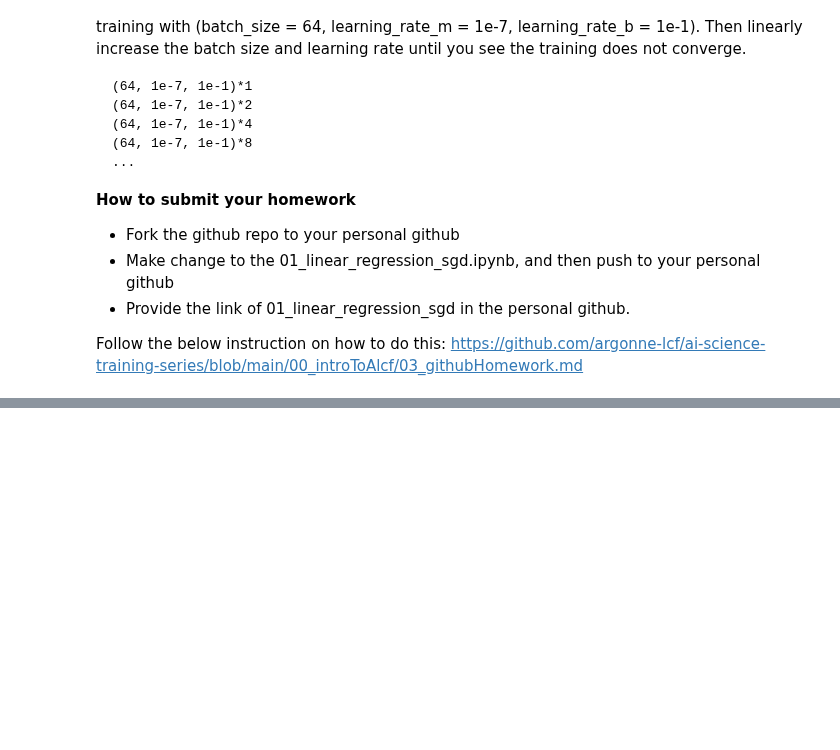
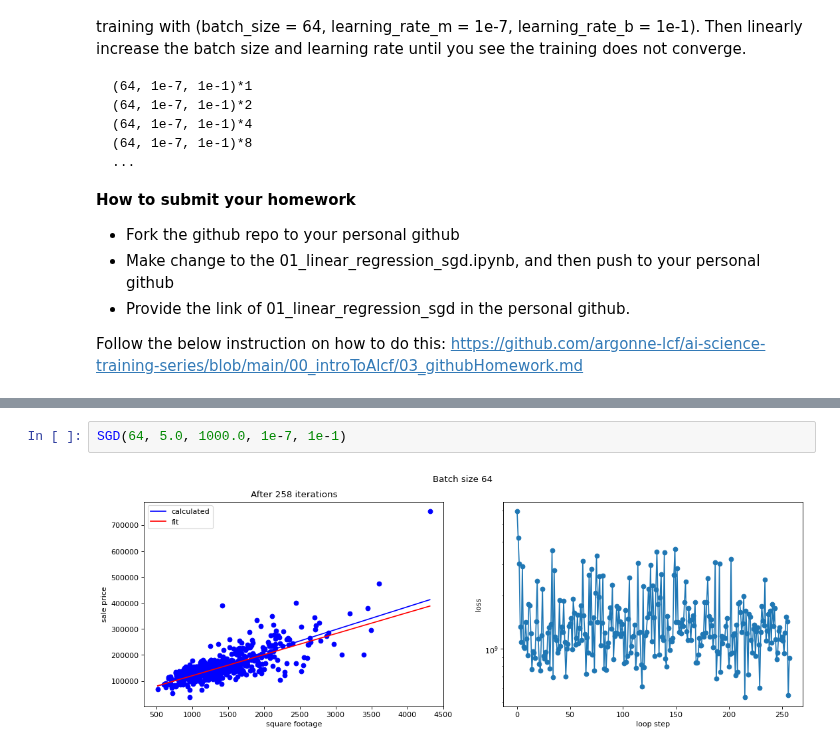
Before and after one commit to argonne-lcf/ai-science-training-series, a Jupyter notebook: 01_intro_AI_on_Supercomputer/01_linear_regression_sgd.ipynb, the cells around one changed output, grey strips where cells are left out. Saved outputs shown, nothing was run; the diff lists cells and outputs as text; blank space fills up the shorter version.

```diff
--- a/01_intro_AI_on_Supercomputer/01_linear_regression_sgd.ipynb
+++ b/01_intro_AI_on_Supercomputer/01_linear_regression_sgd.ipynb
@@ -393,0 +452,4 @@ https://github.com/argonne-lcf/ai-science-training-series/blob/main/00_introToAl
+# %%
+SGD(64, 5.0, 1000.0, 1e-7, 1e-1)
+# %% [output]
+[figure, added]
```
Also changed, not shown: parts of 17 cells of this notebook.
